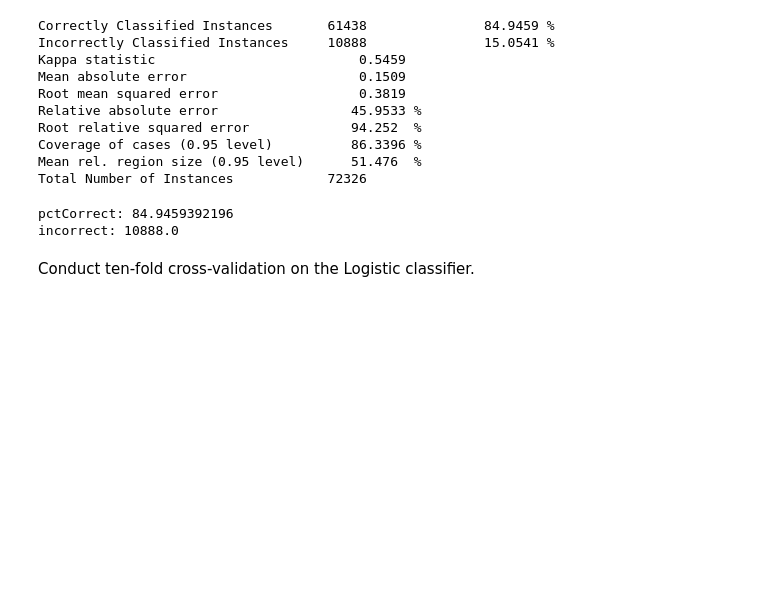
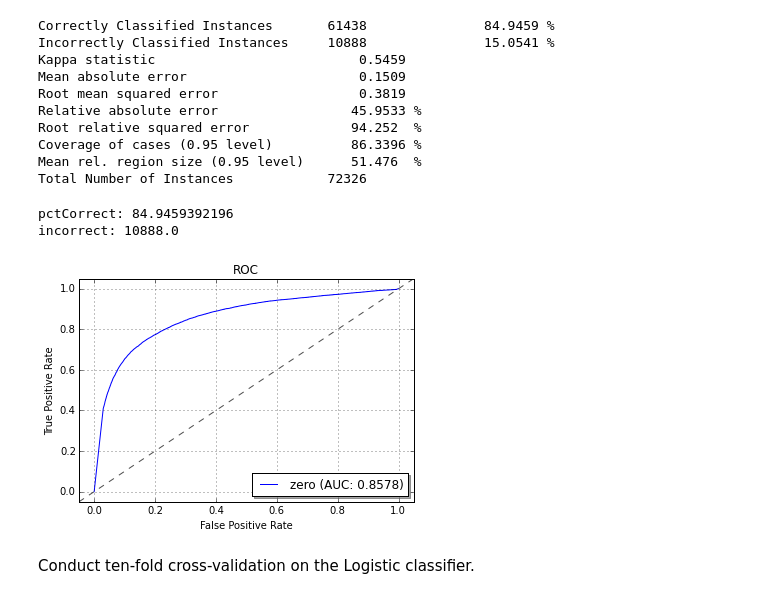
Before and after one commit to menzenski/ml-mooc-dropout-rate, a Jupyter notebook: EECS738FinalProject.ipynb, the cells around one changed output. Cells and saved outputs as stored; diff of their text form; code cells hidden in the pictures; blank space fills up the shorter version.

```diff
--- a/EECS738FinalProject.ipynb
+++ b/EECS738FinalProject.ipynb
@@ -237,6 +243,12 @@ print("incorrect: " + str(eval_nb.incorrect))
 # %% [output]
 pctCorrect: 84.9459392196
 incorrect: 10888.0
+# %%
+%matplotlib inline
+import weka.plot.classifiers as plcls # matplotlib is requires
+plcls.plot_roc(eval_nb, wait=True)
+# %% [output]
+[figure, added]
 # %% [markdown]
 Conduct ten-fold cross-validation on the Logistic classifier.
 # %%
```
Also changed, not shown: parts of 2 cells of this notebook.
